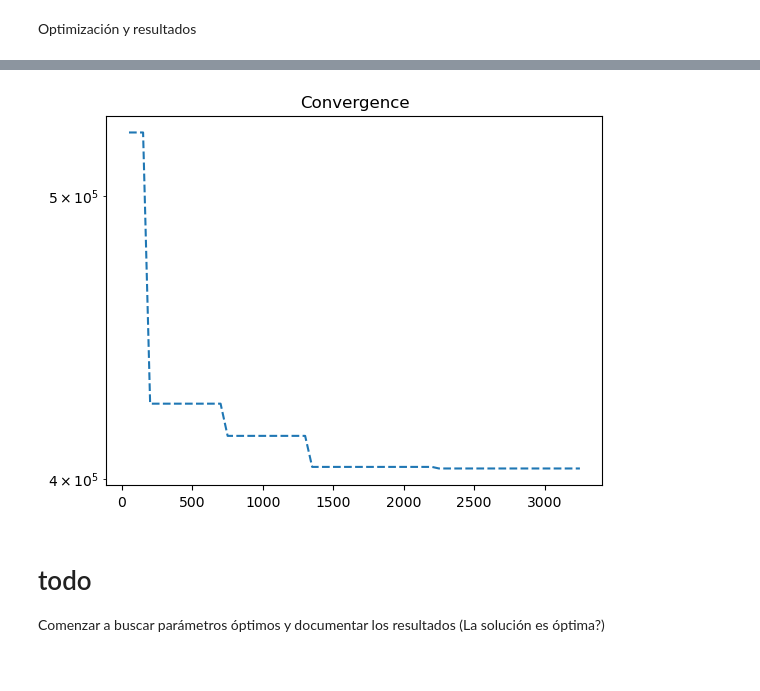
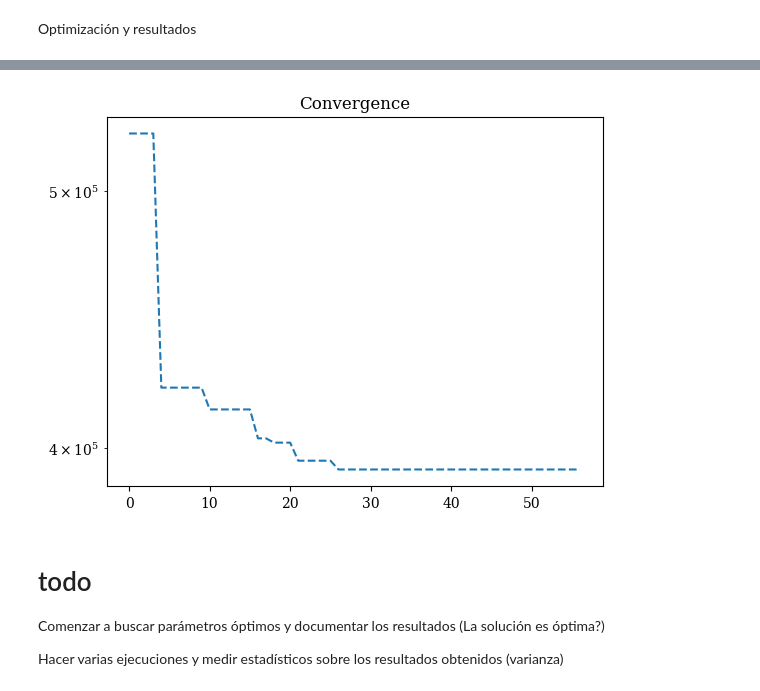
Before and after one commit to jefftorres/cheese, a Jupyter notebook: Queso.ipynb, the cells around one changed output, grey strips where cells are left out. Cells and saved outputs as stored; diff of their text form; code cells hidden in the pictures.

Commit message:
update, also visuals testing

```diff
--- a/Queso.ipynb
+++ b/Queso.ipynb
@@ -462,16 +500,40 @@ Config.warnings['not_compiled'] = False
+# %%
+# Criterios simples
+# from pymoo.termination import get_termination
+
+# termination = get_termination('n_eval', 1000)
+# termination = get_termination('n_gen', 50)
+# termination = get_termination('time', '00:00:03')
+
+from pymoo.termination.default import DefaultSingleObjectiveTermination
+
+termination = DefaultSingleObjectiveTermination(
+    # Definición de tolerancia para lo que se
+    # considera una solución diferente
+    xtol=1e-8,
+    cvtol=1e-6,
+    ftol=1e-6,
+    # Número de iteraciones antes de finalizar
+    # al no encontrar una mejor solución
+    period=30,
+    # Máximo de generaciones
+    n_max_gen=max_gen,
+    # Máximo de evaluaciones de función objetivo
+    n_max_evals=max_evals
+)
 # %% [markdown]
 Optimización y resultados
 # %%
-# Minimización, no se ejecuta directamente, para tomar el tiempo
-# from pymoo.optimize import minimize
-# res = minimize(model, algorithm, termination, seed=1, verbose=False)
+from pymoo.optimize import minimize
 
-setup = 'from pymoo.optimize import minimize'
-stmt = 'minimize(model, algorithm, termination, seed=1, save_history=True, verbose=False)'
+t_start_ga = timeit.default_timer()
+res = minimize(model, algorithm, termination, seed=1, save_history=True, verbose=False)
+t_end_ga = timeit.default_timer()
 
-t, res = timeit.timeit(stmt=stmt, setup=setup, number=1, globals=globals())
+t_delta_ga = t_end_ga - t_start_ga
 
 # print_acopios(res.X)
+print(f'Centro de acopio principal: {params_df['Id_CA'].iloc[int(res.X[N*2])]}')
 print(f'Precio: {res.F}')
-print(f'Tiempo: {round(t * 1000)}ms, ({t})')
+print(f'Tiempo: {round(t_delta_ga * 1000)}ms, ({t_delta_ga})')
 # %% [output]
@@ -506,14 +569,17 @@ rep
 # %%
 n_evals = np.array([e.evaluator.n_eval for e in res.history])
 opt = np.array([e.opt[0].F for e in res.history])
+gen_evals = np.arange(opt.shape[0])
 
 plt.title('Convergence')
-plt.plot(n_evals, opt, '--')
+plt.plot(gen_evals, opt, '--')
 plt.yscale('log')
 plt.show()
 # %% [output]
-[figure, old version]
+[figure, new version]
 # %% [markdown]
 # todo
 
 Comenzar a buscar parámetros óptimos y documentar los resultados (La solución es óptima?)
+
+Hacer varias ejecuciones y medir estadísticos sobre los resultados obtenidos (varianza)
```
Also changed, not shown: parts of 24 cells of this notebook.
